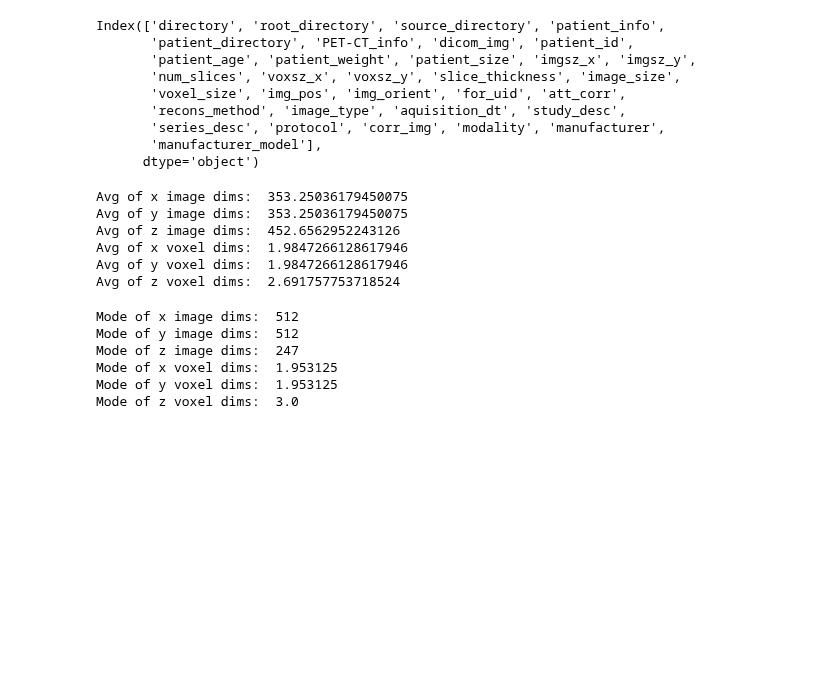
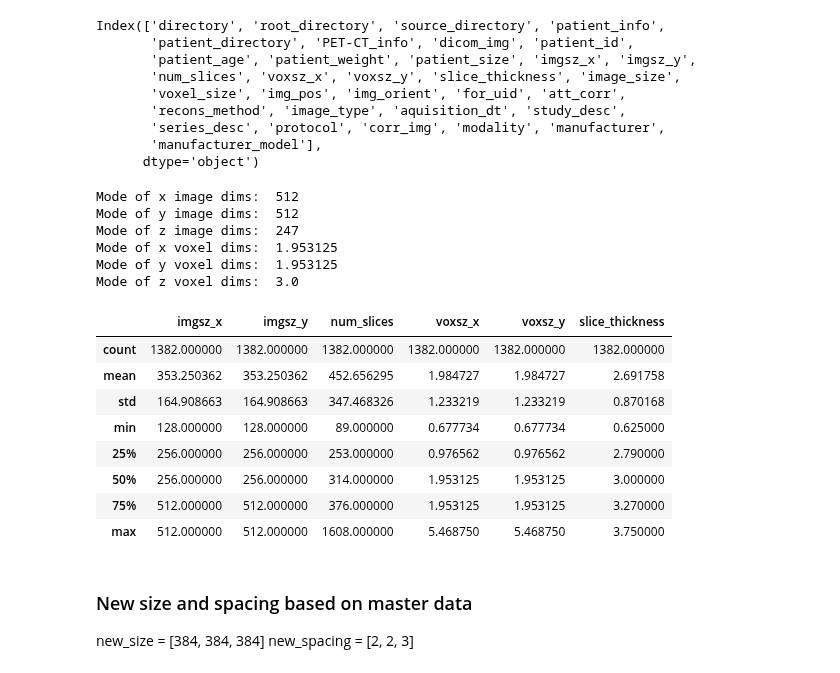
Before and after one commit to NickosKal/UCAN-PET-CT-image-data-handling-pipeline, a Jupyter notebook: Task 3.1/Task3.1_ExtractMetaData_UCAN.ipynb, the cells around one changed output. Cells and saved outputs as stored; diff of their text form; code cells hidden in the pictures; blank space fills up the shorter version.

```diff
--- a/Task 3.1/Task3.1_ExtractMetaData_UCAN.ipynb
+++ b/Task 3.1/Task3.1_ExtractMetaData_UCAN.ipynb
@@ -679,20 +680,11 @@ Index(['directory', 'root_directory', 'source_directory', 'patient_info',
        'series_desc', 'protocol', 'corr_img', 'modality', 'manufacturer',
        'manufacturer_model'],
       dtype='object')
-# %%
-print("Avg of x image dims: ", master_data['imgsz_x'].mean())
-print("Avg of y image dims: ", master_data['imgsz_y'].mean())
-print("Avg of z image dims: ", master_data['num_slices'].mean())
-print("Avg of x voxel dims: ", master_data['voxsz_x'].mean())
-print("Avg of y voxel dims: ", master_data['voxsz_y'].mean())
-print("Avg of z voxel dims: ", master_data['slice_thickness'].mean())
-# %% [output]
-Avg of x image dims:  353.25036179450075
-Avg of y image dims:  353.25036179450075
-Avg of z image dims:  452.6562952243126
-Avg of x voxel dims:  1.9847266128617946
-Avg of y voxel dims:  1.9847266128617946
-Avg of z voxel dims:  2.691757753718524
+# %%
+master_data = pd.read_csv('F:/U-CAN-Lymfom_A/Selected_for_UCAN_project/Selected_exams_from_U-CAN-Lymfom_A_MasterDataset.csv')
+
+#master_data['modality'] = master_data['modality'].apply(lambda x: x.strip().replace("'","").strip())
+#master_data.to_csv('F:/U-CAN-Lymfom_A/Selected_for_UCAN_project/Selected_exams_from_U-CAN-Lymfom_A_MasterDataset_2Oct2023.csv', index=False)
 # %%
 print("Mode of x image dims: ", master_data['imgsz_x'].mode()[0])
 print("Mode of y image dims: ", master_data['imgsz_y'].mode()[0])
@@ -707,3 +699,20 @@ Mode of z image dims:  247
 Mode of x voxel dims:  1.953125
 Mode of y voxel dims:  1.953125
 Mode of z voxel dims:  3.0
+# %%
+master_data[['imgsz_x','imgsz_y','num_slices','voxsz_x','voxsz_y','slice_thickness']].describe()
+# %% [output]
+|  | imgsz_x | imgsz_y | num_slices | voxsz_x | voxsz_y | slice_thickness |
+| count | 1382.000000 | 1382.000000 | 1382.000000 | 1382.000000 | 1382.000000 | 1382.000000 |
+| mean | 353.250362 | 353.250362 | 452.656295 | 1.984727 | 1.984727 | 2.691758 |
+| std | 164.908663 | 164.908663 | 347.468326 | 1.233219 | 1.233219 | 0.870168 |
+| min | 128.000000 | 128.000000 | 89.000000 | 0.677734 | 0.677734 | 0.625000 |
+| 25% | 256.000000 | 256.000000 | 253.000000 | 0.976562 | 0.976562 | 2.790000 |
+| 50% | 256.000000 | 256.000000 | 314.000000 | 1.953125 | 1.953125 | 3.000000 |
+| 75% | 512.000000 | 512.000000 | 376.000000 | 1.953125 | 1.953125 | 3.270000 |
+| max | 512.000000 | 512.000000 | 1608.000000 | 5.468750 | 5.468750 | 3.750000 |
+# %% [markdown]
+### New size and spacing based on master data
+
+new_size = [384, 384, 384]
+new_spacing = [2, 2, 3]
```
Also changed, not shown: parts of 1 cell of this notebook, 3 other files.
